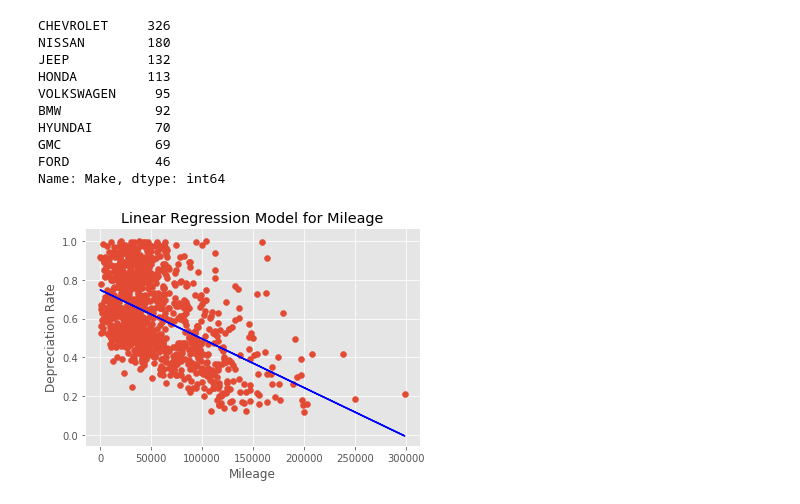
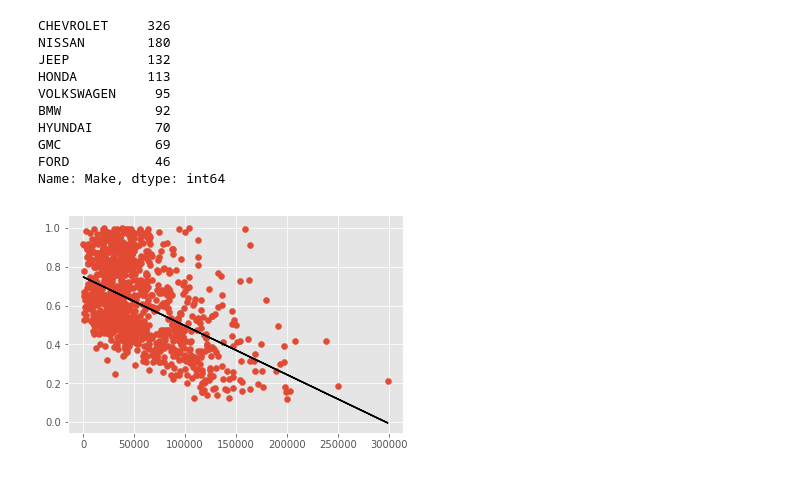
Before and after one commit to ZhuoShan/INFO370FinalProject, a Jupyter notebook: FinalPlot.ipynb, the cells around one changed output. Cells and saved outputs as stored; diff of their text form; code cells hidden in the pictures.

```diff
--- a/FinalPlot.ipynb
+++ b/FinalPlot.ipynb
@@ -206,10 +177,7 @@ FORD           46
 Name: Make, dtype: int64
 # %%
 plt.scatter(FinalData.Mileage,FinalData.DepreciationRate)
-plt.plot(FinalData.Mileage, lm.predict(), c = 'blue')
-plt.title('Linear Regression Model for Mileage')
-plt.xlabel('Mileage')
-plt.ylabel('Depreciation Rate')
+plt.plot(FinalData.Mileage, lm.predict(), c = 'black')
 plt.show()
 # %% [output]
-[figure, old version]
+[figure, new version]
```
Also changed, not shown: parts of 19 cells of this notebook, 14 other files.
